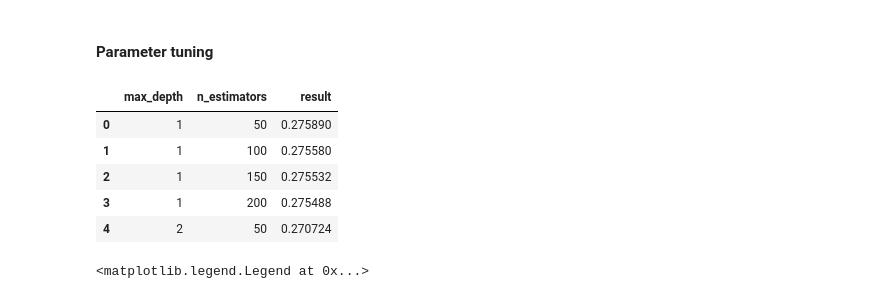
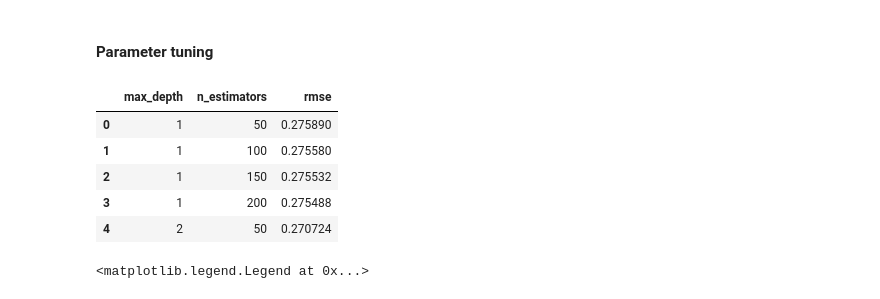
Before and after one commit to moeinforoughi/Employee_Satisfaction_Prediction, a Jupyter notebook: notebook.ipynb, the cells around one changed output. Cells and saved outputs as stored; diff of their text form; code cells hidden in the pictures.

```diff
--- a/notebook.ipynb
+++ b/notebook.ipynb
@@ -260,15 +300,15 @@ for d in [1, 2, 4, 5, 10, 50, 100]:
         rf = RandomForestRegressor(n_estimators=n, max_depth=d, random_state=1, n_jobs=-1)
         rf.fit(X_train, y_train)
         y_pred = rf.predict(X_val)
-        result = rmse(y_val, y_pred)
+        result = root_mean_squared_error(y_val, y_pred)
         scores.append((d, n, result))
 # %%
 # Turning score into a dataframe
-columns = ['max_depth', 'n_estimators', 'result']
+columns = ['max_depth', 'n_estimators', 'rmse']
 df_scores = pd.DataFrame(scores, columns=columns)
 df_scores.head()
 # %% [output]
-|  | max_depth | n_estimators | result |
+|  | max_depth | n_estimators | rmse |
 | 0 | 1 | 50 | 0.275890 |
 | 1 | 1 | 100 | 0.275580 |
 | 2 | 1 | 150 | 0.275532 |
```
Also changed, not shown: parts of 21 cells of this notebook, 8 other files.
